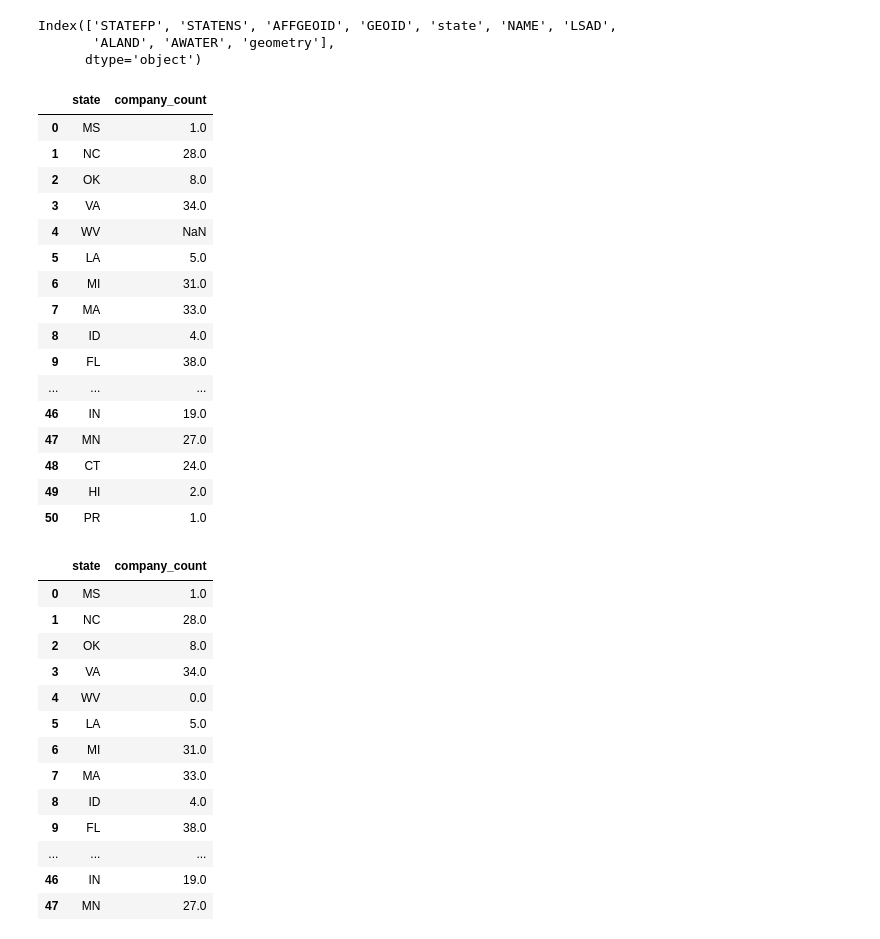
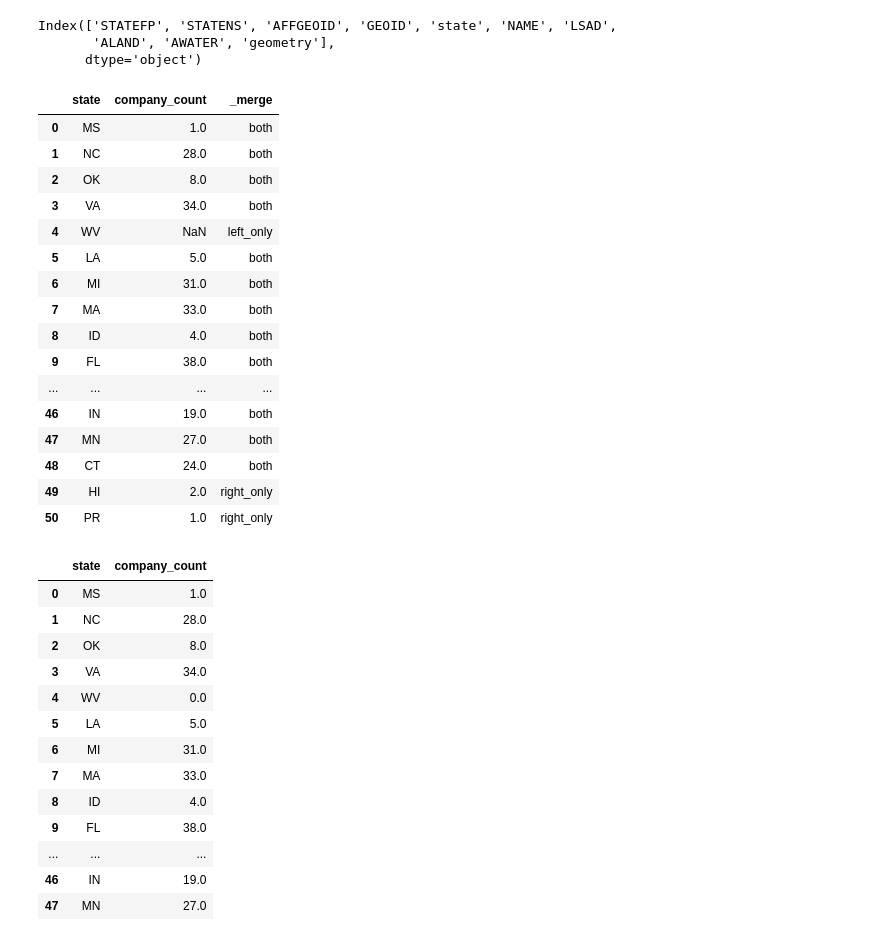
Before and after one commit to KazaGeetanjali/GIScode, a Jupyter notebook: PS3.ipynb, the cells around one changed output. Saved outputs shown, nothing was run; the diff lists cells and outputs as text; code cells hidden in the pictures.

```diff
--- a/PS3.ipynb
+++ b/PS3.ipynb
@@ -284,27 +295,27 @@ Index(['STATEFP', 'STATENS', 'AFFGEOID', 'GEOID', 'state', 'NAME', 'LSAD',
        'ALAND', 'AWATER', 'geometry'],
       dtype='object')
 # %%
-Fortune_outer_join = pd.merge(us_cont, state_count, on = 'state', how = 'outer', indicator = False) #outer merge
+Fortune_outer_join = pd.merge(us_cont, state_count, on = 'state', how = 'outer', indicator = True) #outer merge
-# %%
-Fortune_outer_join[['state','company_count']]
-# %% [output]
-|  | state | company_count |
-| 0 | MS | 1.0 |
-| 1 | NC | 28.0 |
-| 2 | OK | 8.0 |
-| 3 | VA | 34.0 |
-| 4 | WV | NaN |
-| 5 | LA | 5.0 |
-| 6 | MI | 31.0 |
-| 7 | MA | 33.0 |
-| 8 | ID | 4.0 |
-| 9 | FL | 38.0 |
-| ... | ... | ... |
-| 46 | IN | 19.0 |
-| 47 | MN | 27.0 |
-| 48 | CT | 24.0 |
-| 49 | HI | 2.0 |
-| 50 | PR | 1.0 |
+# %%
+Fortune_outer_join[['state','company_count','_merge']] #first check with outer and indicator true to see how it merged
+# %% [output]
+|  | state | company_count | _merge |
+| 0 | MS | 1.0 | both |
+| 1 | NC | 28.0 | both |
+| 2 | OK | 8.0 | both |
+| 3 | VA | 34.0 | both |
+| 4 | WV | NaN | left_only |
+| 5 | LA | 5.0 | both |
+| 6 | MI | 31.0 | both |
+| 7 | MA | 33.0 | both |
+| 8 | ID | 4.0 | both |
+| 9 | FL | 38.0 | both |
+| ... | ... | ... | ... |
+| 46 | IN | 19.0 | both |
+| 47 | MN | 27.0 | both |
+| 48 | CT | 24.0 | both |
+| 49 | HI | 2.0 | right_only |
+| 50 | PR | 1.0 | right_only |
 # %%
 Fortune_outer_join['company_count'] = Fortune_outer_join['company_count'].fillna(value = 0)
 # %%
```
Also changed, not shown: parts of 3 cells of this notebook.
